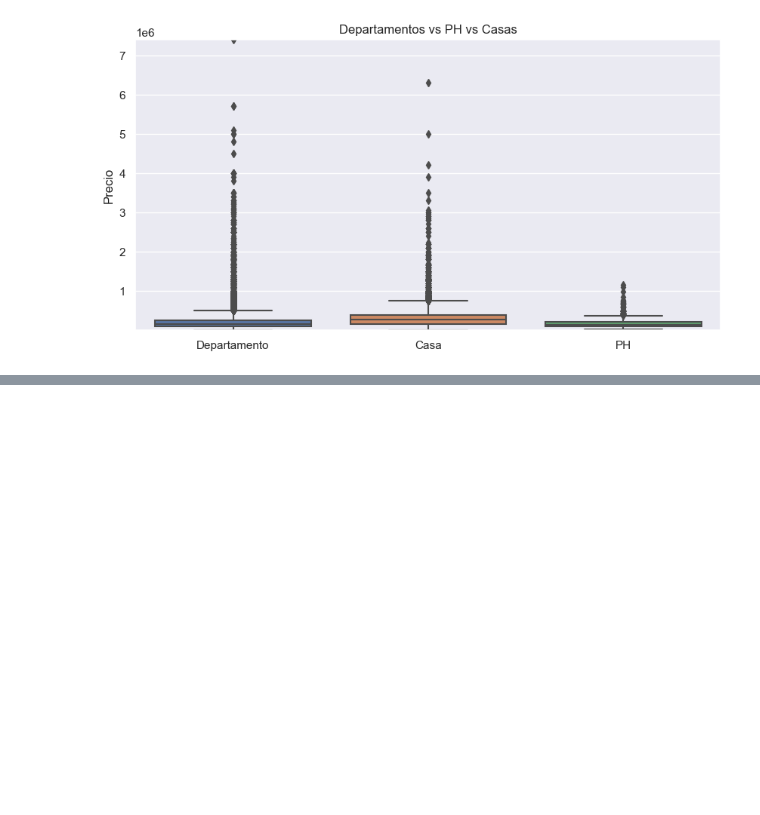
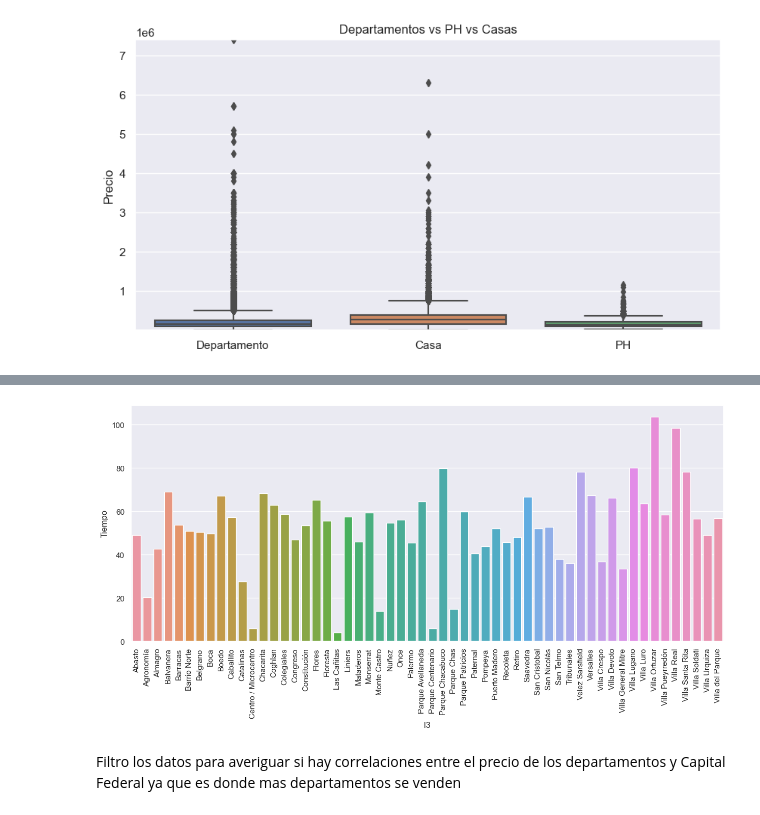
Before and after one commit to Jmgaz/Proyecto_Final_Data_Science, a Jupyter notebook: Proyecto_Final.ipynb, the cells around one changed output, grey strips where cells are left out. Cells and saved outputs as stored; diff of their text form; code cells hidden in the pictures; blank space fills up the shorter version.

```diff
--- a/Proyecto_Final.ipynb
+++ b/Proyecto_Final.ipynb
@@ -284,0 +279,12 @@ sns.boxplot(data=temp,x='price',y='l3',orient='h')
+# %%
+temporal = temp.groupby("l3").mean().reset_index()
+
+fig, ax = plt.subplots(figsize=(15, 6))
+
+sns.barplot(data=temporal,x='l3',y='Tiempo')
+ax.set_xticklabels(ax.get_xticklabels(), rotation=90, horizontalalignment='center')
+plt.show()
+# %% [output]
+[figure, added]
+# %% [markdown]
+Filtro los datos para averiguar si hay correlaciones entre el precio de los departamentos y Capital Federal ya que es donde mas departamentos se venden
```
Also changed, not shown: parts of 19 cells of this notebook.
